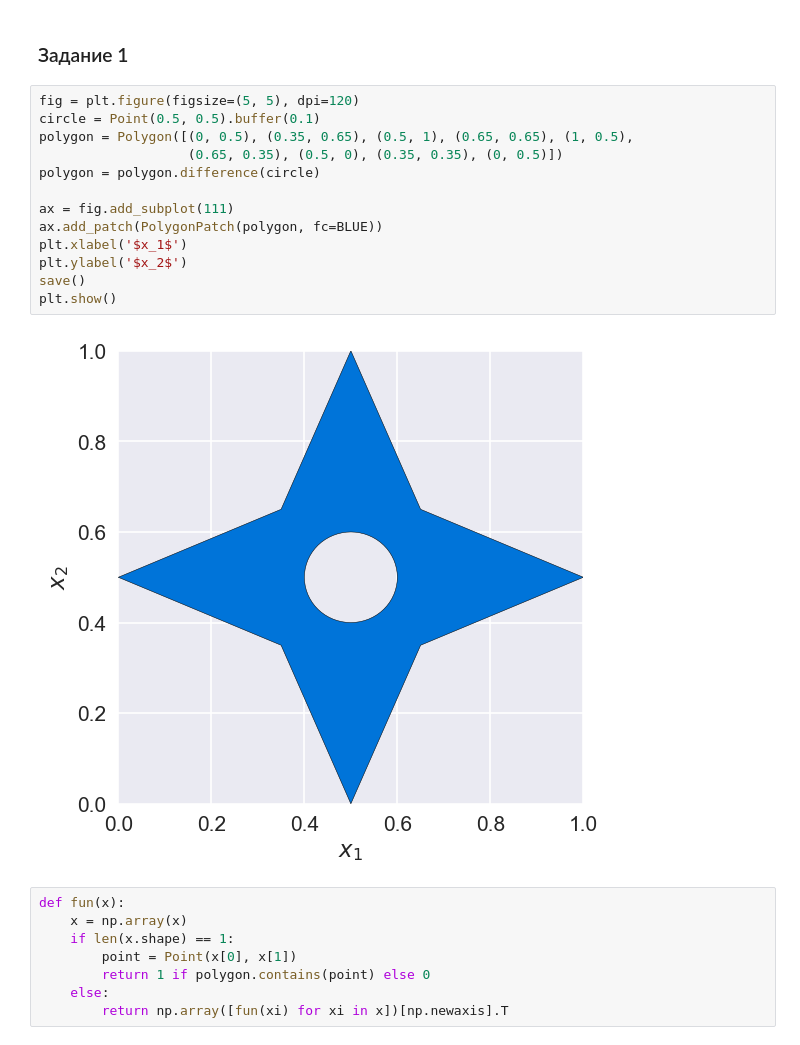
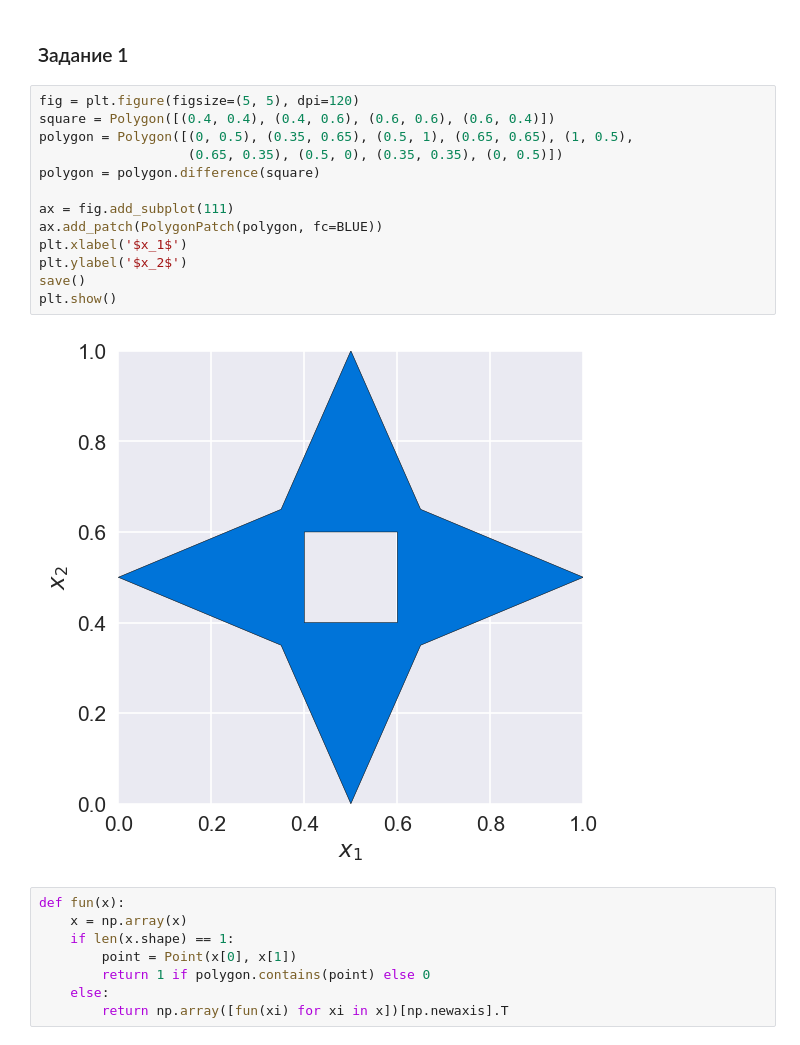
Before and after one commit to vaddya/neural-networks, a Jupyter notebook: lab0/code/lab0.ipynb, the cells around one changed output. Saved outputs shown, nothing was run; the diff lists cells and outputs as text.

```diff
--- a/lab0/code/lab0.ipynb
+++ b/lab0/code/lab0.ipynb
@@ -178,19 +183,19 @@ for i in range(len(P)):
 ### Задание 1
 # %%
 fig = plt.figure(figsize=(5, 5), dpi=120)
-circle = Point(0.5, 0.5).buffer(0.1)
+square = Polygon([(0.4, 0.4), (0.4, 0.6), (0.6, 0.6), (0.6, 0.4)])
 polygon = Polygon([(0, 0.5), (0.35, 0.65), (0.5, 1), (0.65, 0.65), (1, 0.5),
                    (0.65, 0.35), (0.5, 0), (0.35, 0.35), (0, 0.5)])
-polygon = polygon.difference(circle)
+polygon = polygon.difference(square)
 
 ax = fig.add_subplot(111)
 ax.add_patch(PolygonPatch(polygon, fc=BLUE))
 plt.xlabel('$x_1$')
 plt.ylabel('$x_2$')
 save()
 plt.show()
 # %% [output]
-[figure, old version]
+[figure, new version]
 # %%
 def fun(x):
     x = np.array(x)
```
Also changed, not shown: parts of 11 cells of this notebook, 44 other files.
